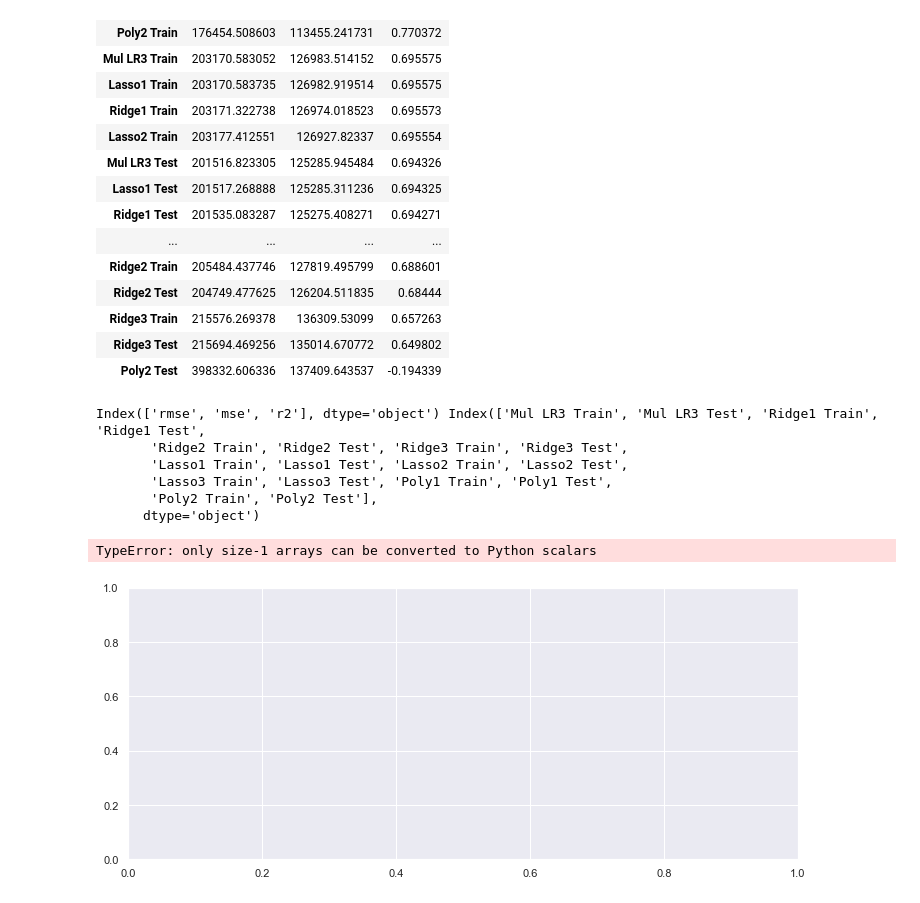
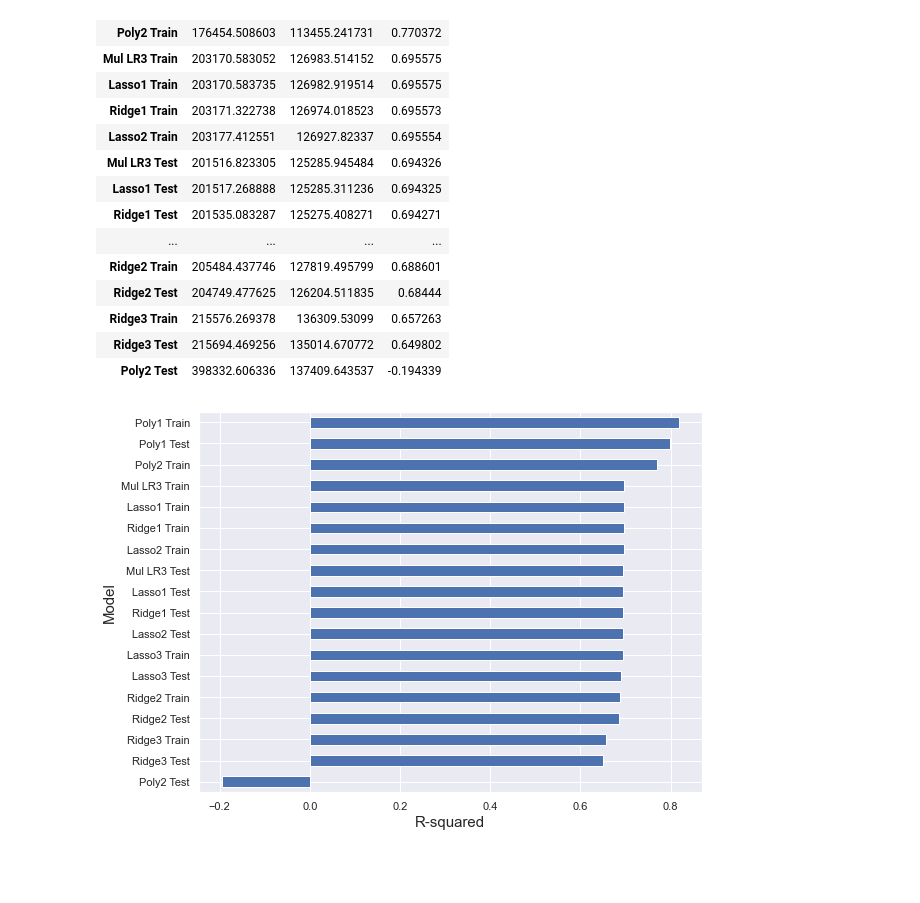
Before and after one commit to ohtack/Regression, a Jupyter notebook: Regression.ipynb, the cells around one changed output. Saved outputs shown, nothing was run; the diff lists cells and outputs as text; code cells hidden in the pictures; blank space fills up the shorter version.

```diff
--- a/Regression.ipynb
+++ b/Regression.ipynb
@@ -625,30 +625,12 @@ results.dropna().sort_values('r2', ascending=False)
 | Ridge3 Train | 215576.269378 | 136309.53099 | 0.657263 |
 | Ridge3 Test | 215694.469256 | 135014.670772 | 0.649802 |
 | Poly2 Test | 398332.606336 | 137409.643537 | -0.194339 |
-# %%
-a = results.columns
-b = results.index
-print(a,b)
-# %% [output]
-Index(['rmse', 'mse', 'r2'], dtype='object') Index(['Mul LR3 Train', 'Mul LR3 Test', 'Ridge1 Train', 'Ridge1 Test',
-       'Ridge2 Train', 'Ridge2 Test', 'Ridge3 Train', 'Ridge3 Test',
-       'Lasso1 Train', 'Lasso1 Test', 'Lasso2 Train', 'Lasso2 Test',
-       'Lasso3 Train', 'Lasso3 Test', 'Poly1 Train', 'Poly1 Test',
-       'Poly2 Train', 'Poly2 Test'],
-      dtype='object')
-# %%
-plt.figure(figsize = (12,5))
-plt.bar(10,results)
-
-ax = fix.add_axes([0,0,1,1])
-ax.bar(b, a)
-
-fig = plt.figure()
-ax = fig.add_axes([0,0,1,1])
-langs = ['C', 'C++', 'Java', 'Python', 'PHP']
-students = [23,17,35,29,12]
-ax.bar(langs,students)
-plt.show()
-# %% [output]
-TypeError: only size-1 arrays can be converted to Python scalars
-[figure, removed]
+# %%
+plt.figure(figsize=(9,7))
+plt.xlabel('R-squared', fontsize=15)
+plt.ylabel('Model', fontsize=15)
+results.iloc[:,2].sort_values(ascending=True).plot.barh()
+
+plt.show()
+# %% [output]
+[figure, added]
```
